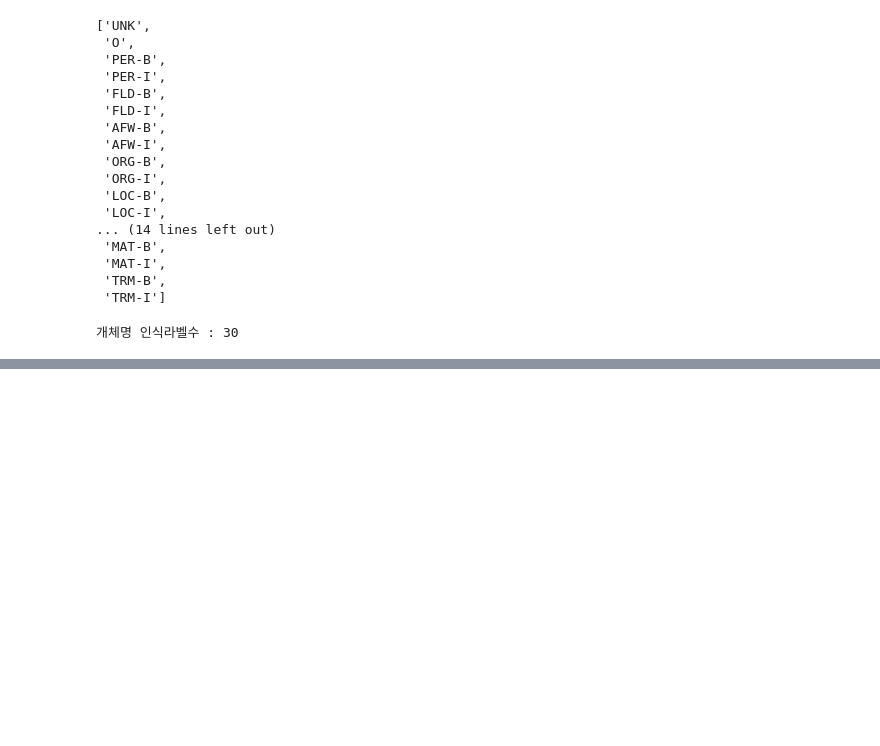
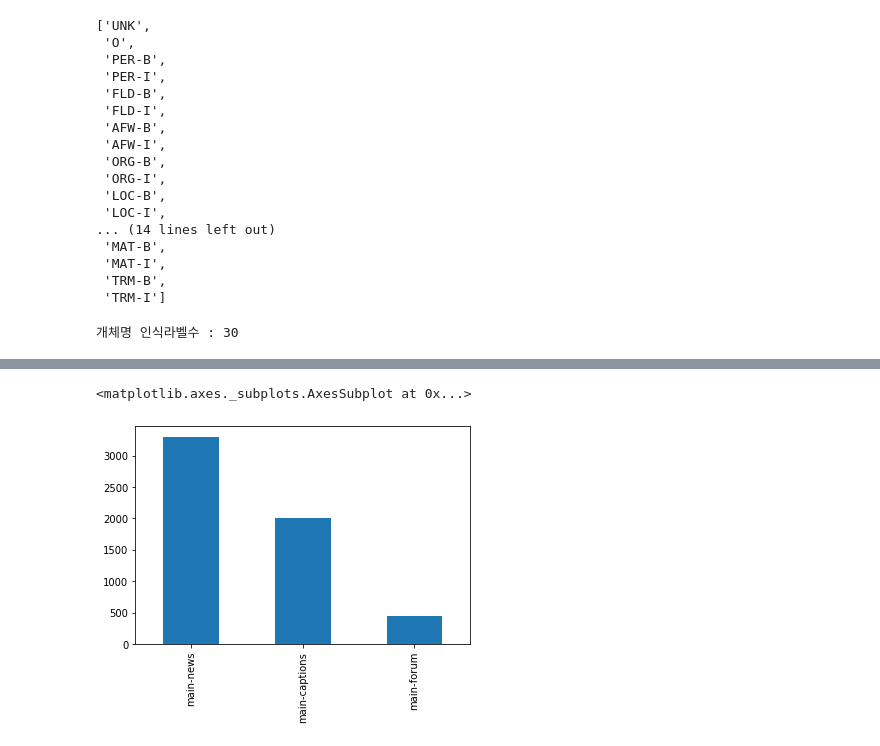
Before and after one commit to jaekyoungkim/tensor2ml_NLP, a Jupyter notebook: 텐서플로와_머신러닝으로_시작하는_자연어처리(ch7_2).ipynb, the cells around one changed output, grey strips where cells are left out. Drawn from its saved outputs; the diff is of its cells as text; code cells hidden in the pictures; blank space fills up the shorter version.

```diff
--- a/텐서플로와_머신러닝으로_시작하는_자연어처리(ch7_2).ipynb
+++ b/텐서플로와_머신러닝으로_시작하는_자연어처리(ch7_2).ipynb
@@ -399,0 +957,5 @@ NameError: ignored
+# %%
+train_data.genre.value_counts().plot(kind='bar') # 장르컬럼의 각각의 빈도수를 확인
+# %% [output]
+<matplotlib.axes._subplots.AxesSubplot at 0x...>
+[figure, added]
```
Also changed, not shown: parts of 102 cells of this notebook.
